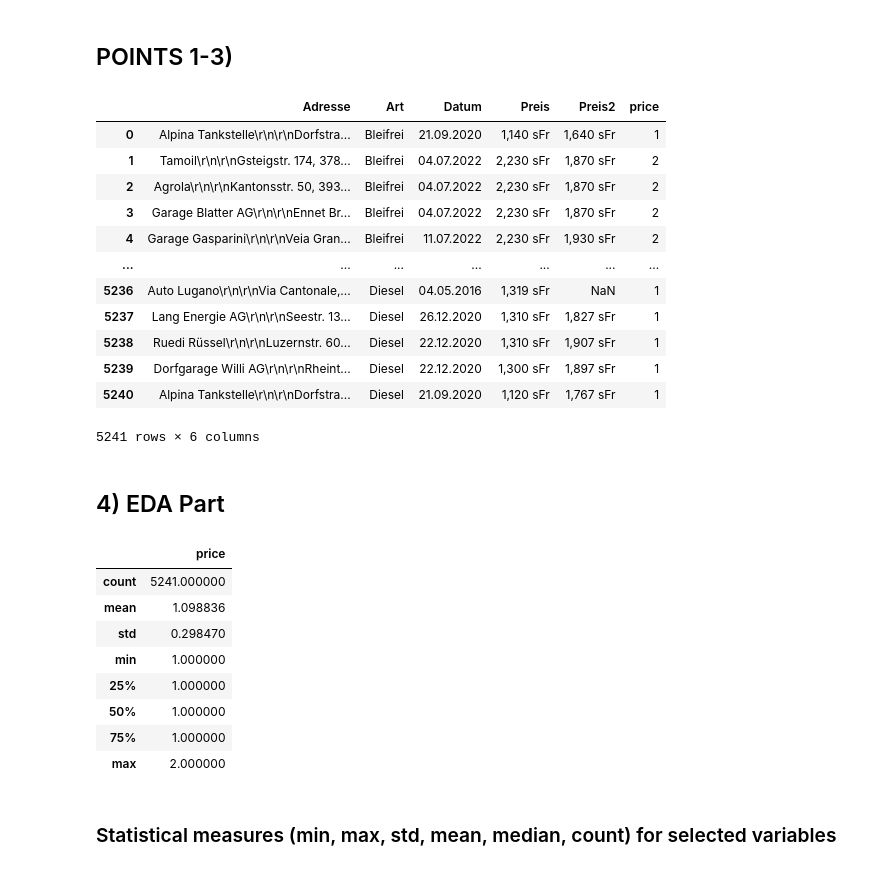
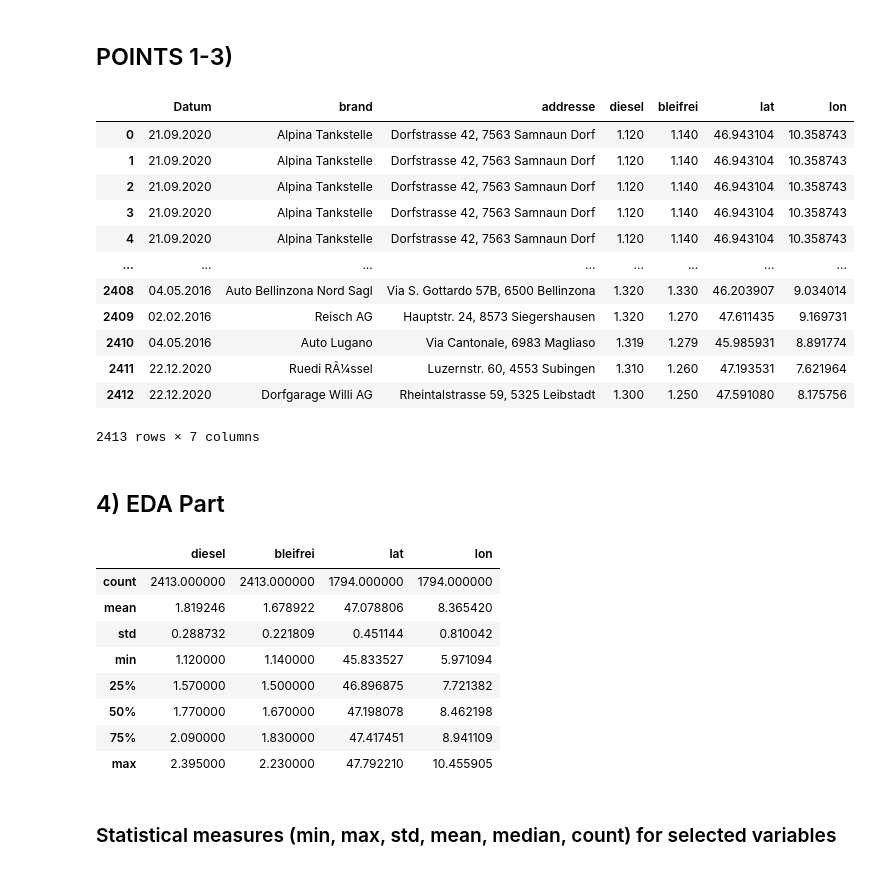
Before and after one commit to m011018/TS, a Jupyter notebook: Master/master_doc.ipynb, the cells around one changed output. Cells and saved outputs as stored; diff of their text form; code cells hidden in the pictures.

```diff
--- a/Master/master_doc.ipynb
+++ b/Master/master_doc.ipynb
@@ -27,39 +27,39 @@ import pylab as py
 import warnings
 warnings.filterwarnings("ignore")
 # %%
-df = pd.read_csv('komplett_with_loc.csv',
-                 sep=';',
+df = pd.read_csv('combined_loc.csv',
+                 sep=',',
                  encoding='latin-1')
 
 df
 # %% [output]
-|  | Adresse | Art | Datum | Preis | Preis2 | price |
-| 0 | Alpina Tankstelle\r\n\r\nDorfstra... | Bleifrei | 21.09.2020 | 1,140 sFr | 1,640 sFr | 1 |
-| 1 | Tamoil\r\n\r\nGsteigstr. 174, 378... | Bleifrei | 04.07.2022 | 2,230 sFr | 1,870 sFr | 2 |
-| 2 | Agrola\r\n\r\nKantonsstr. 50, 393... | Bleifrei | 04.07.2022 | 2,230 sFr | 1,870 sFr | 2 |
-| 3 | Garage Blatter AG\r\n\r\nEnnet Br... | Bleifrei | 04.07.2022 | 2,230 sFr | 1,870 sFr | 2 |
-| 4 | Garage Gasparini\r\n\r\nVeia Gran... | Bleifrei | 11.07.2022 | 2,230 sFr | 1,930 sFr | 2 |
-| ... | ... | ... | ... | ... | ... | ... |
-| 5236 | Auto Lugano\r\n\r\nVia Cantonale,... | Diesel | 04.05.2016 | 1,319 sFr | NaN | 1 |
-| 5237 | Lang Energie AG\r\n\r\nSeestr. 13... | Diesel | 26.12.2020 | 1,310 sFr | 1,827 sFr | 1 |
-| 5238 | Ruedi Rüssel\r\n\r\nLuzernstr. 60... | Diesel | 22.12.2020 | 1,310 sFr | 1,907 sFr | 1 |
-| 5239 | Dorfgarage Willi AG\r\n\r\nRheint... | Diesel | 22.12.2020 | 1,300 sFr | 1,897 sFr | 1 |
-| 5240 | Alpina Tankstelle\r\n\r\nDorfstra... | Diesel | 21.09.2020 | 1,120 sFr | 1,767 sFr | 1 |
+|  | Datum | brand | addresse | diesel | bleifrei | lat | lon |
+| 0 | 21.09.2020 | Alpina Tankstelle | Dorfstrasse 42, 7563 Samnaun Dorf | 1.120 | 1.140 | 46.943104 | 10.358743 |
+| 1 | 21.09.2020 | Alpina Tankstelle | Dorfstrasse 42, 7563 Samnaun Dorf | 1.120 | 1.140 | 46.943104 | 10.358743 |
+| 2 | 21.09.2020 | Alpina Tankstelle | Dorfstrasse 42, 7563 Samnaun Dorf | 1.120 | 1.140 | 46.943104 | 10.358743 |
+| 3 | 21.09.2020 | Alpina Tankstelle | Dorfstrasse 42, 7563 Samnaun Dorf | 1.120 | 1.140 | 46.943104 | 10.358743 |
+| 4 | 21.09.2020 | Alpina Tankstelle | Dorfstrasse 42, 7563 Samnaun Dorf | 1.120 | 1.140 | 46.943104 | 10.358743 |
+| ... | ... | ... | ... | ... | ... | ... | ... |
+| 2408 | 04.05.2016 | Auto Bellinzona Nord Sagl | Via S. Gottardo 57B, 6500 Bellinzona | 1.320 | 1.330 | 46.203907 | 9.034014 |
+| 2409 | 02.02.2016 | Reisch AG | Hauptstr. 24, 8573 Siegershausen | 1.320 | 1.270 | 47.611435 | 9.169731 |
+| 2410 | 04.05.2016 | Auto Lugano | Via Cantonale, 6983 Magliaso | 1.319 | 1.279 | 45.985931 | 8.891774 |
+| 2411 | 22.12.2020 | Ruedi RÃ¼ssel | Luzernstr. 60, 4553 Subingen | 1.310 | 1.260 | 47.193531 | 7.621964 |
+| 2412 | 22.12.2020 | Dorfgarage Willi AG | Rheintalstrasse 59, 5325 Leibstadt | 1.300 | 1.250 | 47.591080 | 8.175756 |
-5241 rows × 6 columns
+2413 rows × 7 columns
 # %% [markdown]
 ## 4) EDA Part
 # %%
 df.describe()
 # %% [output]
-|  | price |
-| count | 5241.000000 |
-| mean | 1.098836 |
-| std | 0.298470 |
-| min | 1.000000 |
-| 25% | 1.000000 |
-| 50% | 1.000000 |
-| 75% | 1.000000 |
-| max | 2.000000 |
+|  | diesel | bleifrei | lat | lon |
+| count | 2413.000000 | 2413.000000 | 1794.000000 | 1794.000000 |
+| mean | 1.819246 | 1.678922 | 47.078806 | 8.365420 |
+| std | 0.288732 | 0.221809 | 0.451144 | 0.810042 |
+| min | 1.120000 | 1.140000 | 45.833527 | 5.971094 |
+| 25% | 1.570000 | 1.500000 | 46.896875 | 7.721382 |
+| 50% | 1.770000 | 1.670000 | 47.198078 | 8.462198 |
+| 75% | 2.090000 | 1.830000 | 47.417451 | 8.941109 |
+| max | 2.395000 | 2.230000 | 47.792210 | 10.455905 |
 # %% [markdown]
 ### Statistical measures (min, max, std, mean, median, count) for selected variables
 # %%
```
Also changed, not shown: parts of 11 cells of this notebook.
